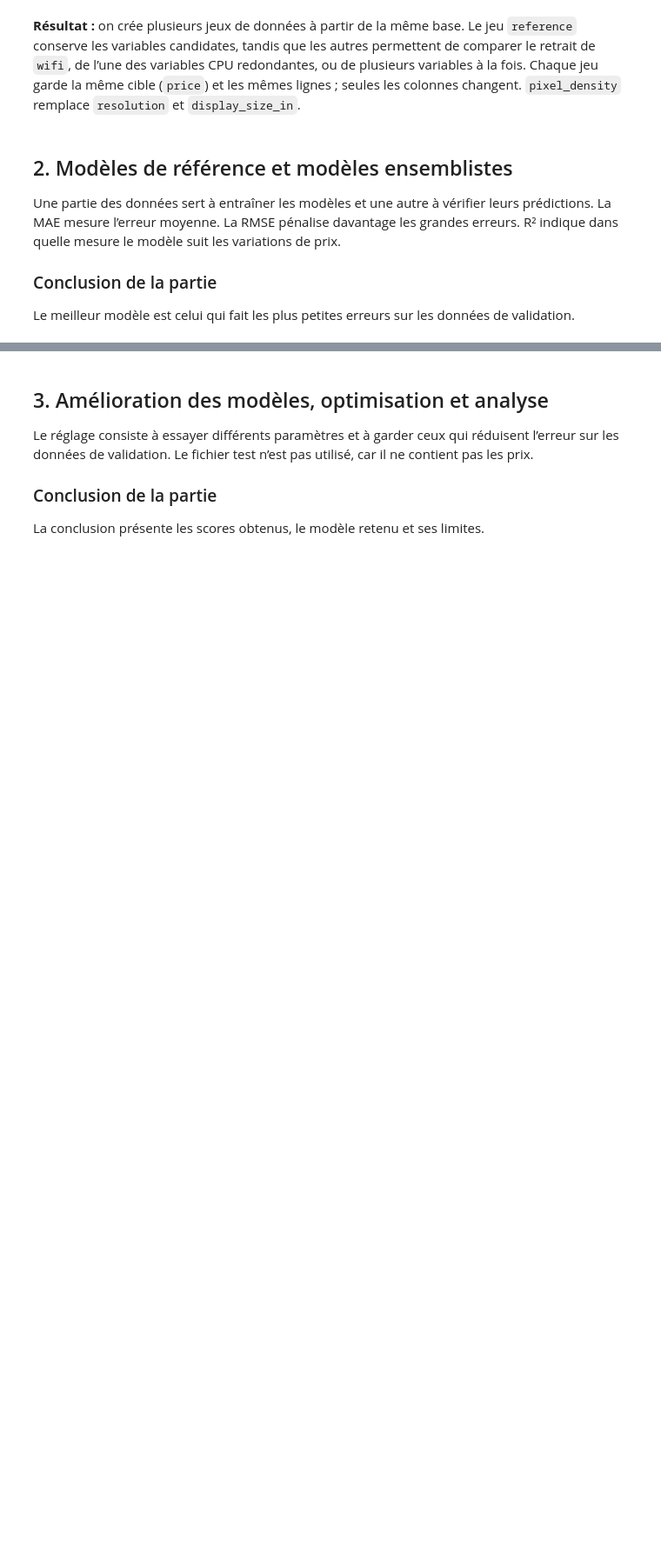
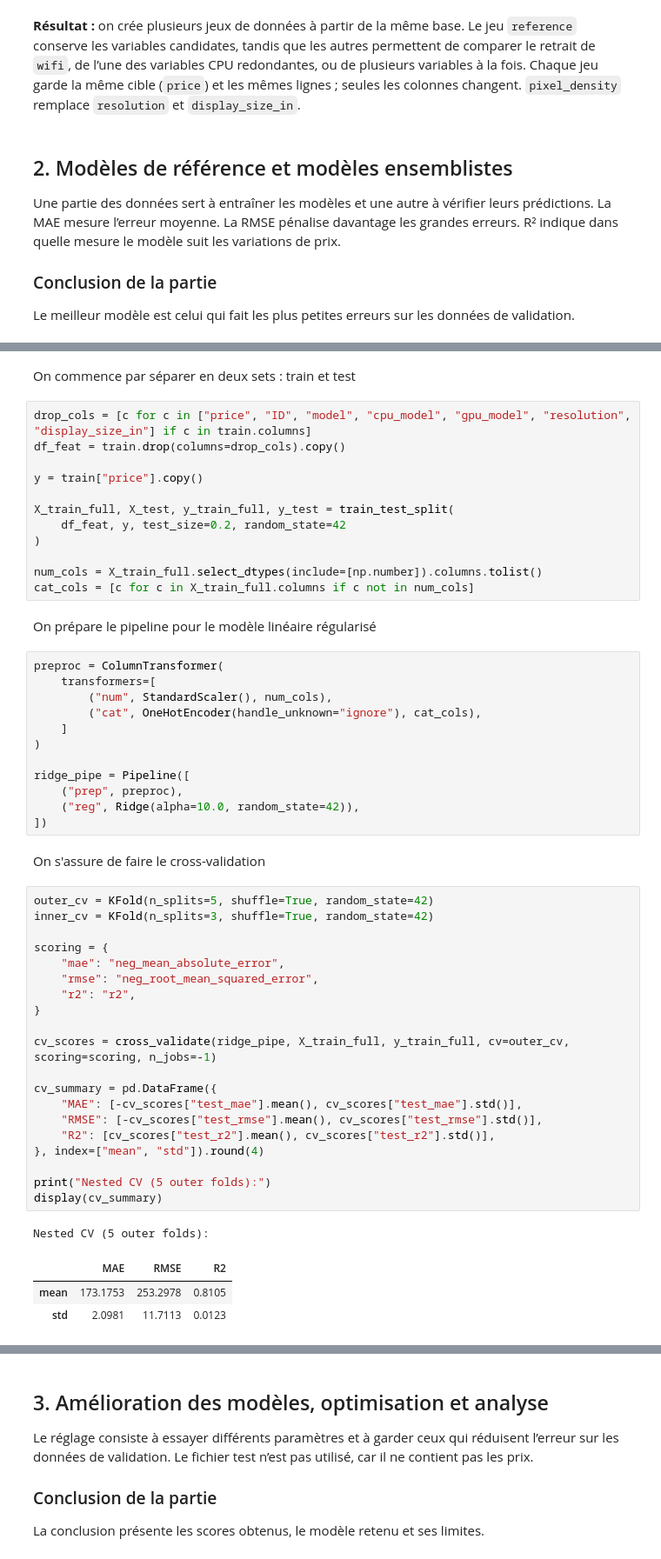
Before and after one commit to ImagineYoureAFrog/Laptop-Price, a Jupyter notebook: computer_prices_2025.ipynb, the cells around one changed output, grey strips where cells are left out. Shown at 87% size. Drawn from its saved outputs; the diff is of its cells as text; blank space fills up the shorter version.

```diff
--- a/computer_prices_2025.ipynb
+++ b/computer_prices_2025.ipynb
@@ -460,0 +477,55 @@ Le meilleur modèle est celui qui fait les plus petites erreurs sur les données
+# %% [markdown]
+On commence par séparer en deux sets : train et test
+# %%
+drop_cols = [c for c in ["price", "ID", "model", "cpu_model", "gpu_model", "resolution", "display_size_in"] if c in train.columns]
+df_feat = train.drop(columns=drop_cols).copy()
+
+y = train["price"].copy()
+
+X_train_full, X_test, y_train_full, y_test = train_test_split(
+    df_feat, y, test_size=0.2, random_state=42
+)
+
+num_cols = X_train_full.select_dtypes(include=[np.number]).columns.tolist()
+cat_cols = [c for c in X_train_full.columns if c not in num_cols]
+# %% [markdown]
+On prépare le pipeline pour le modèle linéaire régularisé
+# %%
+preproc = ColumnTransformer(
+    transformers=[
+        ("num", StandardScaler(), num_cols),
+        ("cat", OneHotEncoder(handle_unknown="ignore"), cat_cols),
+    ]
+)
+
+ridge_pipe = Pipeline([
+    ("prep", preproc),
+    ("reg", Ridge(alpha=10.0, random_state=42)),
+])
+# %% [markdown]
+On s'assure de faire le cross-validation
+# %%
+outer_cv = KFold(n_splits=5, shuffle=True, random_state=42)
+inner_cv = KFold(n_splits=3, shuffle=True, random_state=42)
+
+scoring = {
+    "mae": "neg_mean_absolute_error",
+    "rmse": "neg_root_mean_squared_error",
+    "r2": "r2",
+}
+
+cv_scores = cross_validate(ridge_pipe, X_train_full, y_train_full, cv=outer_cv, scoring=scoring, n_jobs=-1)
+
+cv_summary = pd.DataFrame({
+    "MAE": [-cv_scores["test_mae"].mean(), cv_scores["test_mae"].std()],
+    "RMSE": [-cv_scores["test_rmse"].mean(), cv_scores["test_rmse"].std()],
+    "R2": [cv_scores["test_r2"].mean(), cv_scores["test_r2"].std()],
+}, index=["mean", "std"]).round(4)
+
+print("Nested CV (5 outer folds):")
+display(cv_summary)
+# %% [output]
+Nested CV (5 outer folds):
+|  | MAE | RMSE | R2 |
+| mean | 173.1753 | 253.2978 | 0.8105 |
+| std | 2.0981 | 11.7113 | 0.0123 |
```
Also changed, not shown: parts of 9 cells of this notebook.
